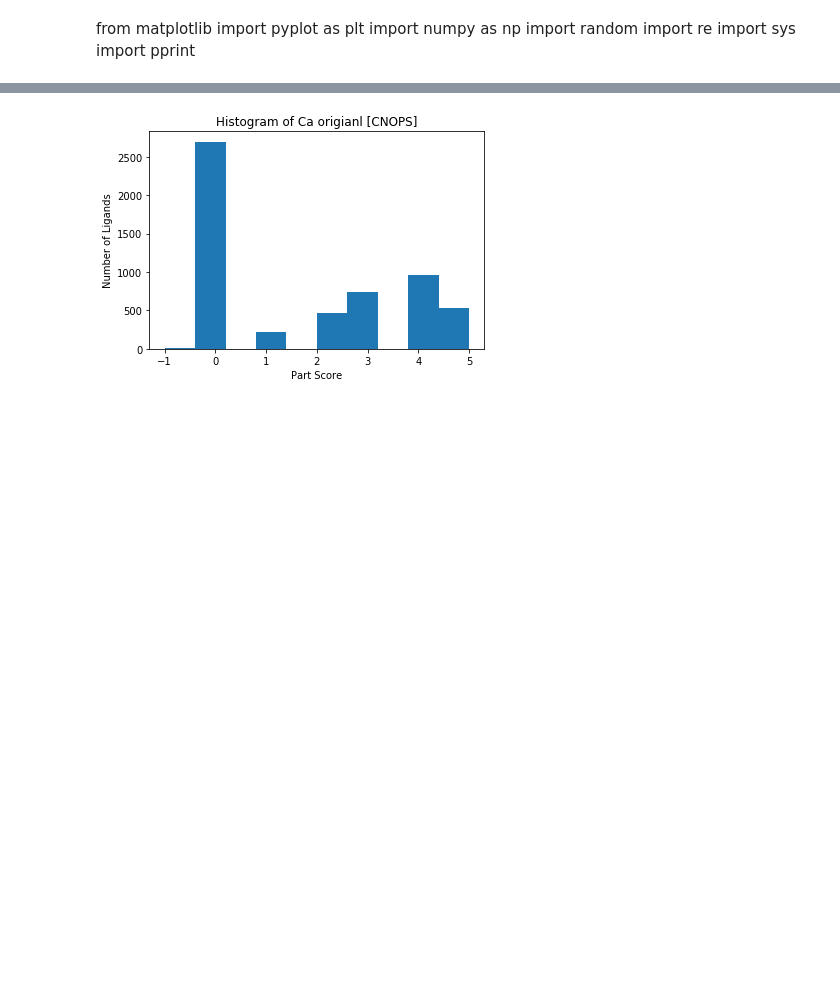
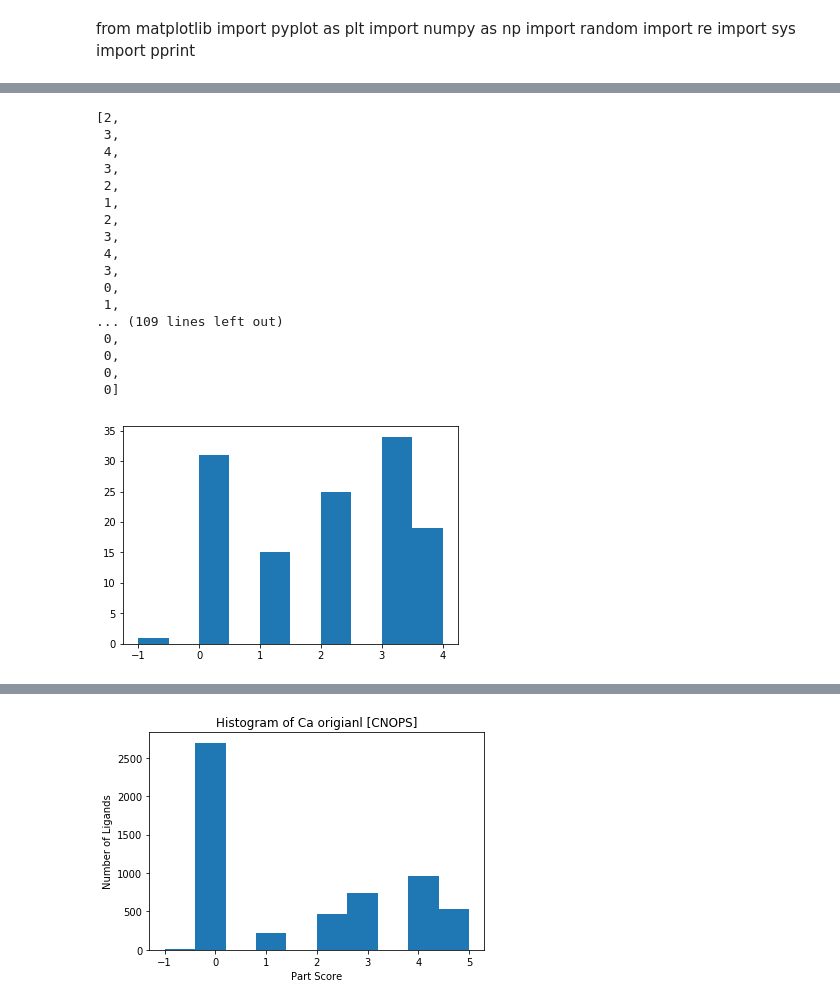
Before and after one commit to hjkgrp/smu, a Jupyter notebook: enum/enum.ipynb, the cells around one changed output, grey strips where cells are left out. Drawn from its saved outputs; the diff is of its cells as text; code cells hidden in the pictures; blank space fills up the shorter version.

```diff
--- a/enum/enum.ipynb
+++ b/enum/enum.ipynb
@@ -85,5 +85,6 @@ class ligand():
         """The health score helps to prune the full enumeration by setting open shell ligands to zero and
         weights ligands with negative charge more than ligands with positive charge. Greater is better in this
         score."""
-        score = (10-(-2*self.testOctetRule() if self.testOctetRule() < 0 else self.testOctetRule())) #*self.testValenceShell() # removed the testValshell bc it is only relevant for the whole ligand
+#         score = (10-(-1*self.testOctetRule() if self.testOctetRule() < 0 else 0.5*self.testOctetRule())) #*self.testValenceShell() # removed the testValshell bc it is only relevant for the whole ligand
+        score = 4-np.abs(int(self.testOctetRule()))
         return(score)
@@ -102,3 +216,25 @@ for elem in elemList.keys():
+# %%
+plt.hist(histOctet)
+histOctet
+# %% [output]
+[2,
+ 3,
+ 4,
+ 3,
+ 2,
+ 1,
+ 2,
+ 3,
+ 4,
+ 3,
+ 0,
+ 1,
+... (109 lines left out)
+ 0,
+ 0,
+ 0,
+ 0]
+[figure, added]
 # %%
 # re.sub('[\]\[]','',diatomName) # remove the brackets
 
```
Also changed, not shown: parts of 3 cells of this notebook.
